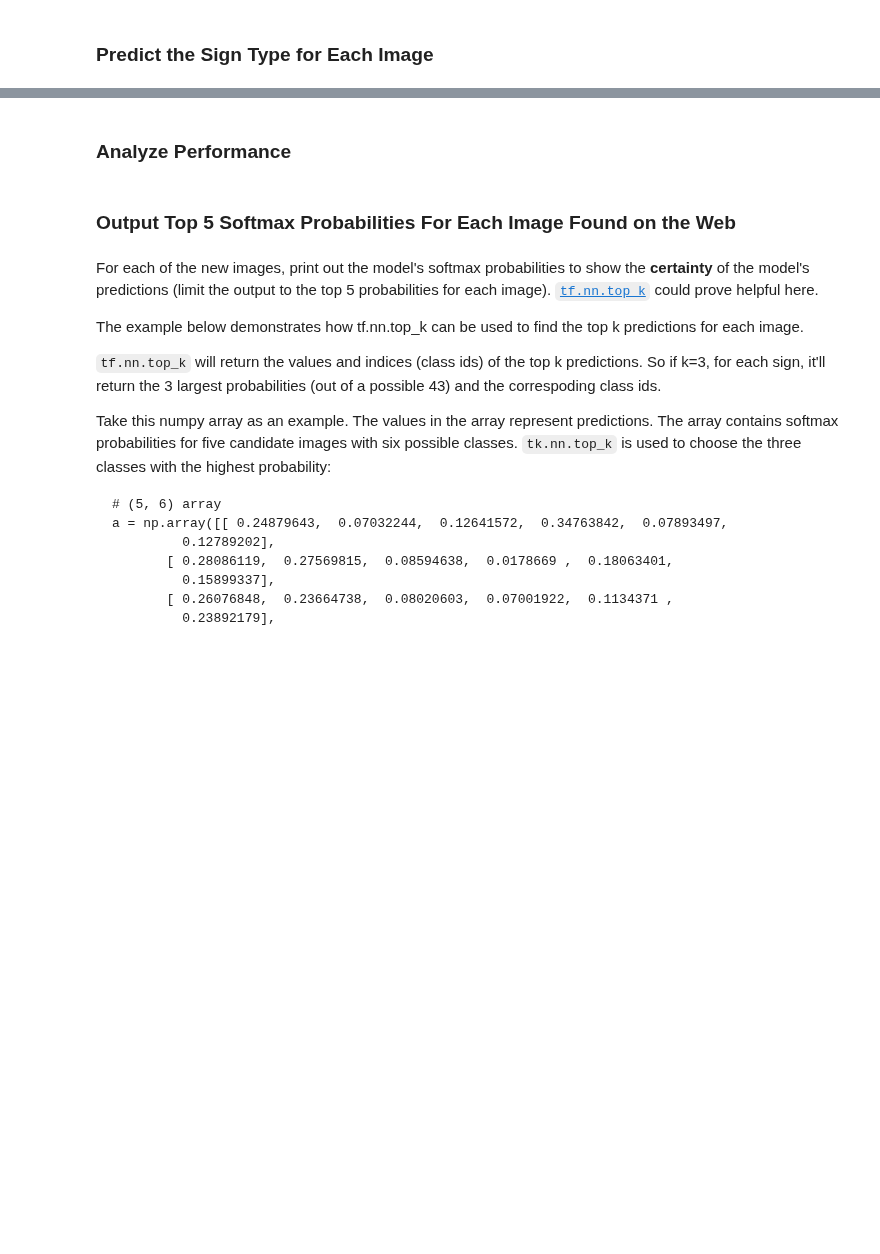
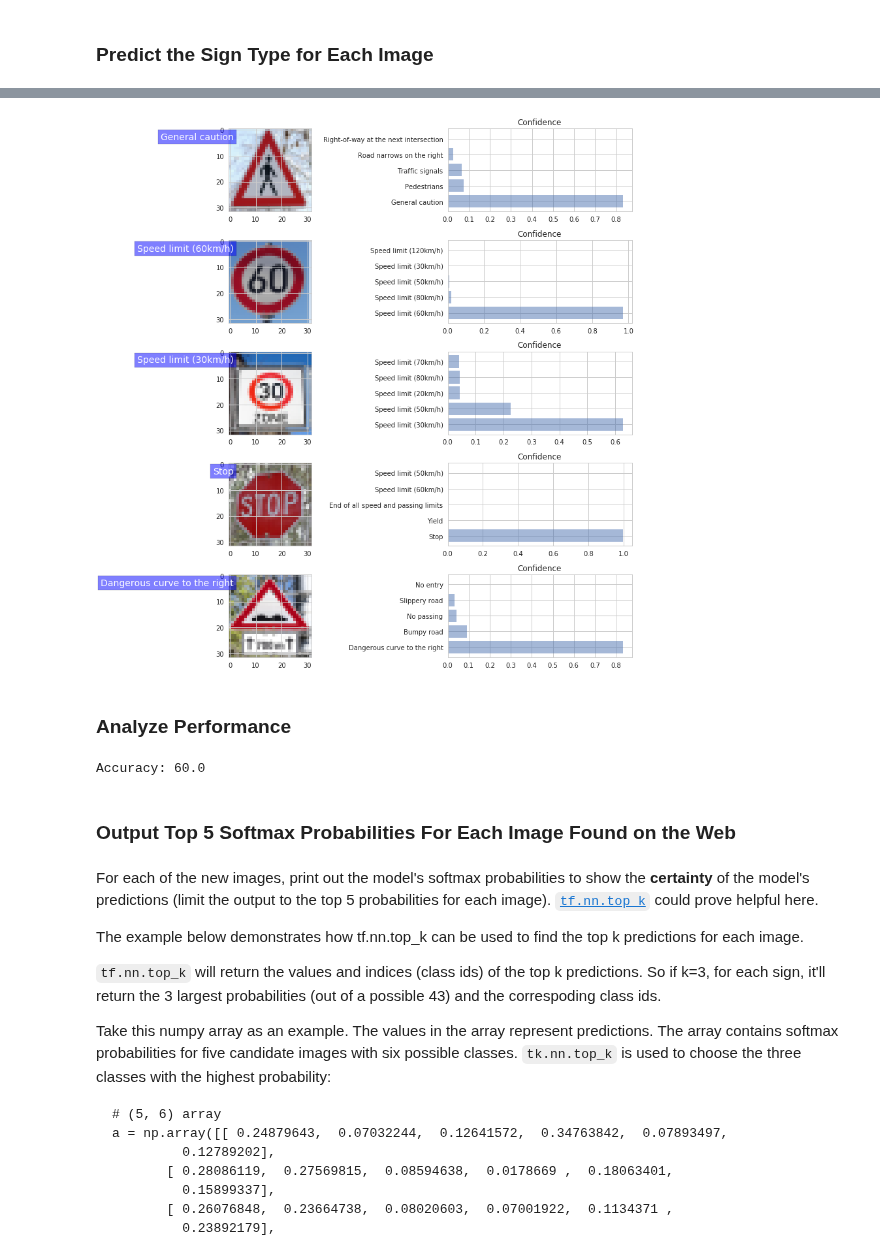
Before and after one commit to adhulipa/CarND-Traffic-Sign-Classifier-Project, a Jupyter notebook: Traffic_Sign_Classifier.ipynb, the cells around one changed output, grey strips where cells are left out. Cells and saved outputs as stored; diff of their text form; code cells hidden in the pictures; blank space fills up the shorter version.

Commit message:
Final step completed. 95.9% validation accuracy.

```diff
--- a/Traffic_Sign_Classifier.ipynb
+++ b/Traffic_Sign_Classifier.ipynb
@@ -770,8 +740,43 @@ for i in range(nrows):
+# %%
+import matplotlib.gridspec as gridspec
+
+softmax_probabilities = predictions.indices
+fig = plt.figure(figsize=(10,12))
+width = 0.5
+x_vals = range(43)
+probabilities = predictions.values
+indices = predictions.indices
+assert len(indices) == len(probabilities)
+
+sns.set_style("whitegrid")
+for i in range(len(X_new_images)):
+    ax = plt.subplot2grid((5, 2), (i, 0))
+    plt.imshow(X_new_images[i])
+    topsign = signnames[signnames.ClassId == indices[i][0]].SignName
+    topsign = topsign.iloc[0]
+    plt.text(1.5, 1.0,topsign, fontsize=14, color='white', horizontalalignment='right', verticalalignment='top', bbox=dict(facecolor='blue', alpha=0.5))
+
+    ax = plt.subplot2grid((5, 2), (i, 1))
+    signs = [signnames[signnames.ClassId == class_id].SignName.get_values()[0] for class_id in indices[i]]
+    y_pos = np.arange(len(signs))
+    performance = probabilities[i]
+    plt.barh(y_pos, performance, align='center', alpha=0.5)
+    plt.yticks(y_pos, signs)
+    plt.title('Confidence')
+
+plt.tight_layout()
+# %% [output]
+[figure, added]
 # %% [markdown]
 ### Analyze Performance
 # %%
 ### Calculate the accuracy for these 5 new images.
 ### For example, if the model predicted 1 out of 5 signs correctly, it's 20% accurate on these new images.
+
+## My model got 3/5 ~ 60% accurate
+print('Accuracy:', 100 * 3/5)
+# %% [output]
+Accuracy: 60.0
 # %% [markdown]
 ### Output Top 5 Softmax Probabilities For Each Image Found on the Web
 # %% [markdown]
```
Also changed, not shown: parts of 19 cells of this notebook.
